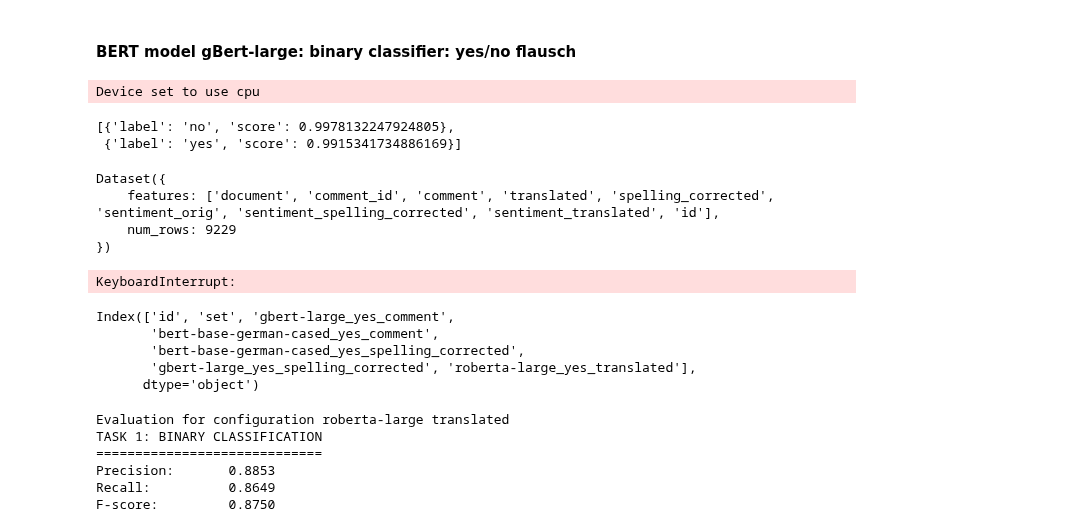
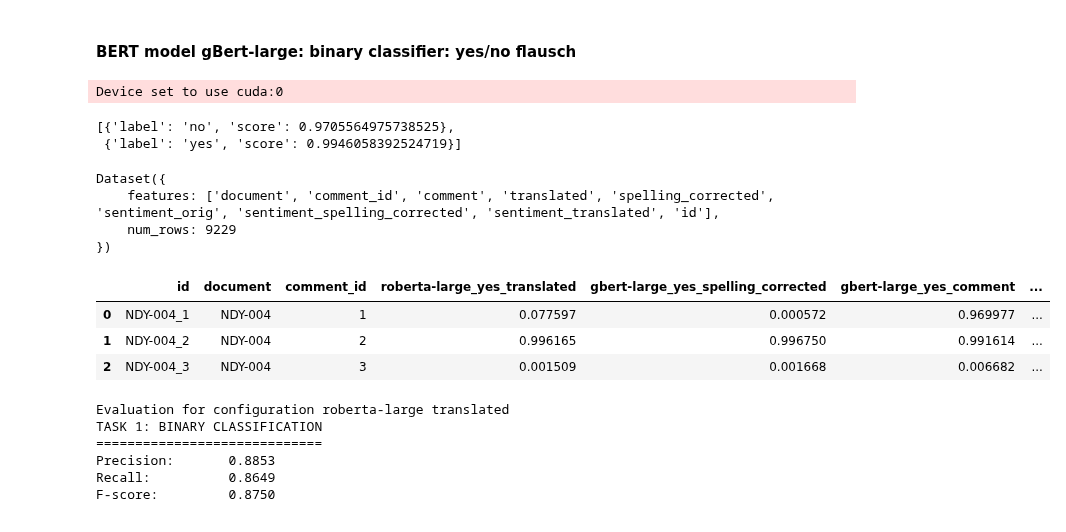
Before and after one commit to WiebkePetersen/GermevalFlausch, a Jupyter notebook: evaluation.ipynb, the cells around one changed output. Cells and saved outputs as stored; diff of their text form; code cells hidden in the pictures.

Commit message:
Mit Colab erstellt

```diff
--- a/evaluation.ipynb
+++ b/evaluation.ipynb
@@ -30,10 +30,11 @@ import pandas as pd
 import os
 import csv
 
-#path = ""
+#clone_path = "" # wenn nicht auf colab
+
 mode = "test" # "train"
-#path = "Input/Data/" + mode + "/"
-path = "Input/Data/" + mode + "/"
+path = "/Input/Data/" + mode + "/"
+path = "" # auskommentieren wenn lokal
 submission_path = "Input/Data/submission/"
 comment = pd.read_csv(path + "comments_extended.csv").reset_index(drop=True)
 comment = clean_comments(comment,"comment")
@@ -222,16 +230,16 @@ from transformers import pipeline
 
 checkpoint = "Wiebke/results_flausch_classification_"
 # German models gBERT-large and bert-base-german-cased and multilingual model roberta-large
-name =  "roberta-large"# "gbert-large" #"bert-base-german-cased" #
-column = "translated" #"spelling_corrected" #  "comment" #
+name =  "bert-base-german-cased" # "roberta-large"# "gbert-large" #
+column =   "spelling_corrected" # "comment" # "translated" #
 pipe = pipeline("text-classification", model= checkpoint + name + "_" + column, token=access_token)
 tokenizer_kwargs = {'padding':True,'truncation':True,'max_length':512}
 
 pipe(["testen wir doch mal was passiert", "das habt ihr großartig gmacht"], **tokenizer_kwargs)
 # %% [output]
-Device set to use cpu
+Device set to use cuda:0
-[{'label': 'no', 'score': 0.9978132247924805},
- {'label': 'yes', 'score': 0.9915341734886169}]
+[{'label': 'no', 'score': 0.9705564975738525},
+ {'label': 'yes', 'score': 0.9946058392524719}]
 # %%
 from datasets import Dataset
 
@@ -266,8 +274,6 @@ prediction_dataset = test_task1_dataset.map(
     num_proc=1,
     fn_kwargs={"pipeline": pipe, "column": column}
 )
-# %% [output]
-KeyboardInterrupt:
 # %%
 # features.csv file is updated with name + "_yes_" + column column for scores for "yes"
 df = pd.DataFrame(prediction_dataset).reset_index(drop=True)
@@ -288,13 +294,12 @@ features = features.drop(columns=[x for x in features.columns if x.startswith("U
 
 features.to_csv(path + "features.csv")
 # %%
-features.columns
+features.head(3)
 # %% [output]
-Index(['id', 'set', 'gbert-large_yes_comment',
-       'bert-base-german-cased_yes_comment',
-       'bert-base-german-cased_yes_spelling_corrected',
-       'gbert-large_yes_spelling_corrected', 'roberta-large_yes_translated'],
-      dtype='object')
+|  | id | document | comment_id | roberta-large_yes_translated | gbert-large_yes_spelling_corrected | gbert-large_yes_comment | ... |
+| 0 | NDY-004_1 | NDY-004 | 1 | 0.077597 | 0.000572 | 0.969977 | ... |
+| 1 | NDY-004_2 | NDY-004 | 2 | 0.996165 | 0.996750 | 0.991614 | ... |
+| 2 | NDY-004_3 | NDY-004 | 3 | 0.001509 | 0.001668 | 0.006682 | ... |
 # %%
 submission = pd.DataFrame(prediction_dataset)
 submission["flausch"] = submission["prediction"]
```
Also changed, not shown: parts of 4 cells of this notebook.
